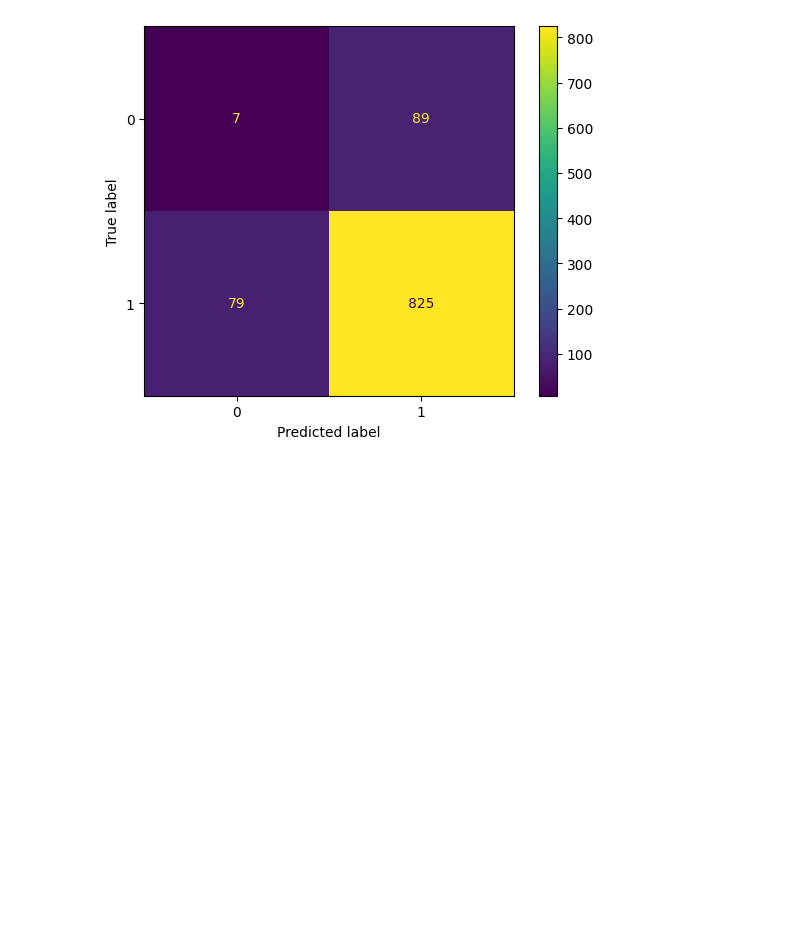
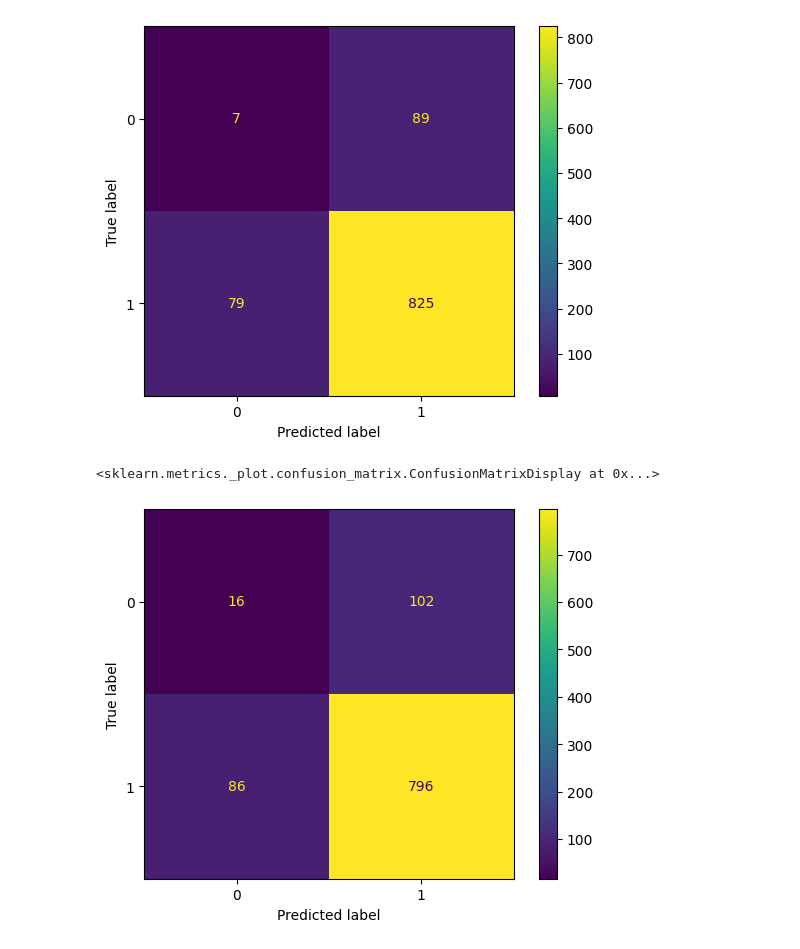
Before and after one commit to wahidali4321/python-for-machine-learning, a Jupyter notebook: Untitled-1.ipynb, the cells around one changed output. Saved outputs shown, nothing was run; the diff lists cells and outputs as text; code cells hidden in the pictures; blank space fills up the shorter version.

```diff
--- a/Untitled-1.ipynb
+++ b/Untitled-1.ipynb
@@ -1621,3 +1621,17 @@ cm_display.plot()
 plt.show()
 # %% [output]
 [figure]
+# %%
+import numpy as np
+import matplotlib.pyplot as plt
+from sklearn import metrics
+
+actual = np.random.binomial(1 , .9 , 1000)
+predicted = np.random.binomial(1 , .9 , 1000)
+
+confusion_matrix = metrics.confusion_matrix(actual , predicted)
+cm_display = metrics.ConfusionMatrixDisplay(confusion_matrix= confusion_matrix , display_labels= [ 0 , 1])
+cm_display.plot()
+# %% [output]
+<sklearn.metrics._plot.confusion_matrix.ConfusionMatrixDisplay at 0x...>
+[figure, added]
```
